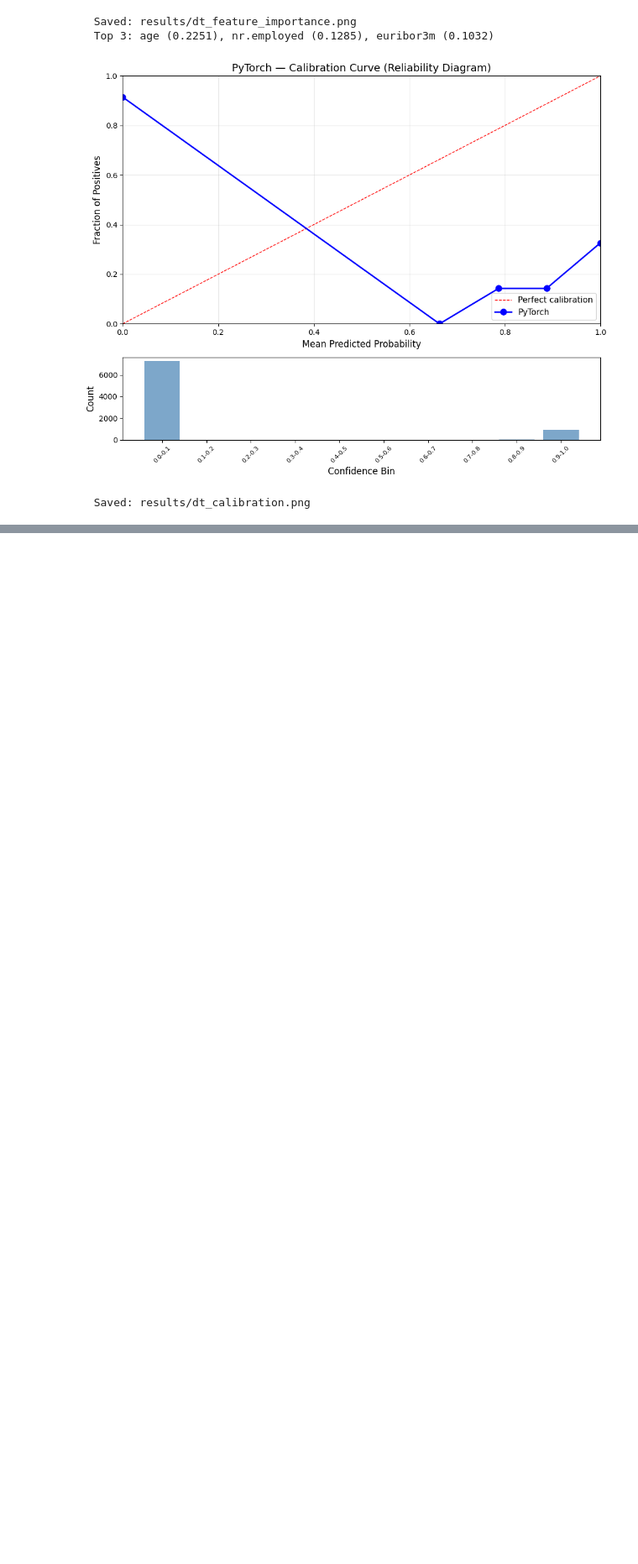
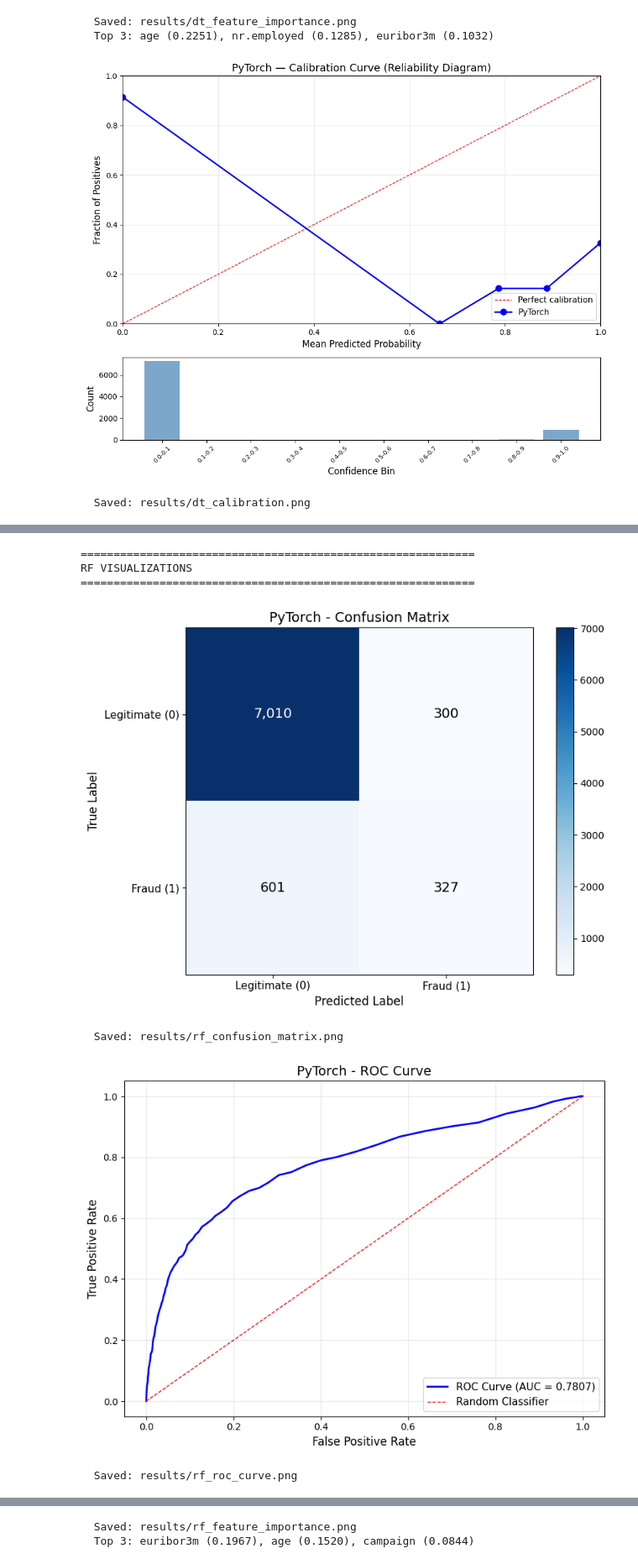
Before and after one commit to GoudyMT/ml-framework-comparison, a Jupyter notebook: PyTorch/06-decision-trees-random-forests/pipeline.ipynb, the cells around one changed output, grey strips where cells are left out. Shown at 84% size. Saved outputs shown, nothing was run; the diff lists cells and outputs as text; code cells hidden in the pictures; blank space fills up the shorter version.

Commit message:
feat: RF - functions, training, evaluation, visuals

```diff
--- a/PyTorch/06-decision-trees-random-forests/pipeline.ipynb
+++ b/PyTorch/06-decision-trees-random-forests/pipeline.ipynb
@@ -698,0 +991,59 @@ DT VISUALIZATIONS
+# %%
+# Step 9: RF visualizations
+
+print(f"{'=' * 60}")
+print(f"RF VISUALIZATIONS")
+print(f"{'=' * 60}")
+
+# Confusion matrix
+plot_confusion_matrix(y_test, rf_test_pred_np, framework=FRAMEWORK,
+                       save_path=f'{RESULTS_DIR}/rf_confusion_matrix.png')
+print(f"  Saved: {RESULTS_DIR}/rf_confusion_matrix.png")
+
+# ROC curve
+plot_roc_curve(y_test, rf_test_proba_np, framework=FRAMEWORK,
+                save_path=f'{RESULTS_DIR}/rf_roc_curve.png')
+print(f"  Saved: {RESULTS_DIR}/rf_roc_curve.png")
+
+# Feature importance — average across all trees
+rf_importances = np.zeros(n_features)
+for tree_i in forest:
+    rf_importances += compute_feature_importance(tree_i, n_features)
+rf_importances /= len(forest)
+
+plot_feature_importance(rf_importances, feature_names, framework=FRAMEWORK,
+                         mode='importance',
+                         save_path=f'{RESULTS_DIR}/rf_feature_importance.png')
+print(f"  Saved: {RESULTS_DIR}/rf_feature_importance.png")
+print(f"  Top 3: {', '.join(f'{feature_names[i]} ({rf_importances[i]:.4f})' for i in np.argsort(rf_importances)[::-1][:3])}")
+
+# Calibration curve
+plot_calibration_curve(y_test, rf_test_proba_np, framework=FRAMEWORK,
+                        save_path=f'{RESULTS_DIR}/rf_calibration.png')
+print(f"  Saved: {RESULTS_DIR}/rf_calibration.png")
+
+# Forest convergence — use subsets of existing forest (no retraining)
+n_est_values = [1, 5, 10, 20, 30, 50, 70, 100]
+conv_train_accs = []
+conv_test_accs = []
+
+print(f"\n  Computing forest convergence...")
+for n in n_est_values:
+    sub_forest = forest[:n]
+    sub_train_pred, _ = predict_forest_gpu(sub_forest, X_train_t)
+    sub_test_pred, _ = predict_forest_gpu(sub_forest, X_test_t)
+    conv_train_accs.append(accuracy(y_train, sub_train_pred.cpu().numpy()))
+    conv_test_accs.append(accuracy(y_test, sub_test_pred.cpu().numpy()))
+
+plot_forest_convergence(n_est_values, conv_train_accs, conv_test_accs,
+                         framework=FRAMEWORK,
+                         save_path=f'{RESULTS_DIR}/rf_convergence.png')
+print(f"  Saved: {RESULTS_DIR}/rf_convergence.png")
+# %% [output]
+============================================================
+RF VISUALIZATIONS
+============================================================
+[figure, added]
+  Saved: results/rf_confusion_matrix.png
+[figure, added]
+  Saved: results/rf_roc_curve.png
@@ -698,0 +1051,2 @@ DT VISUALIZATIONS
+  Saved: results/rf_feature_importance.png
+  Top 3: euribor3m (0.1967), age (0.1520), campaign (0.0844)
```
Also changed, not shown: parts of 4 cells of this notebook, 5 other files.
